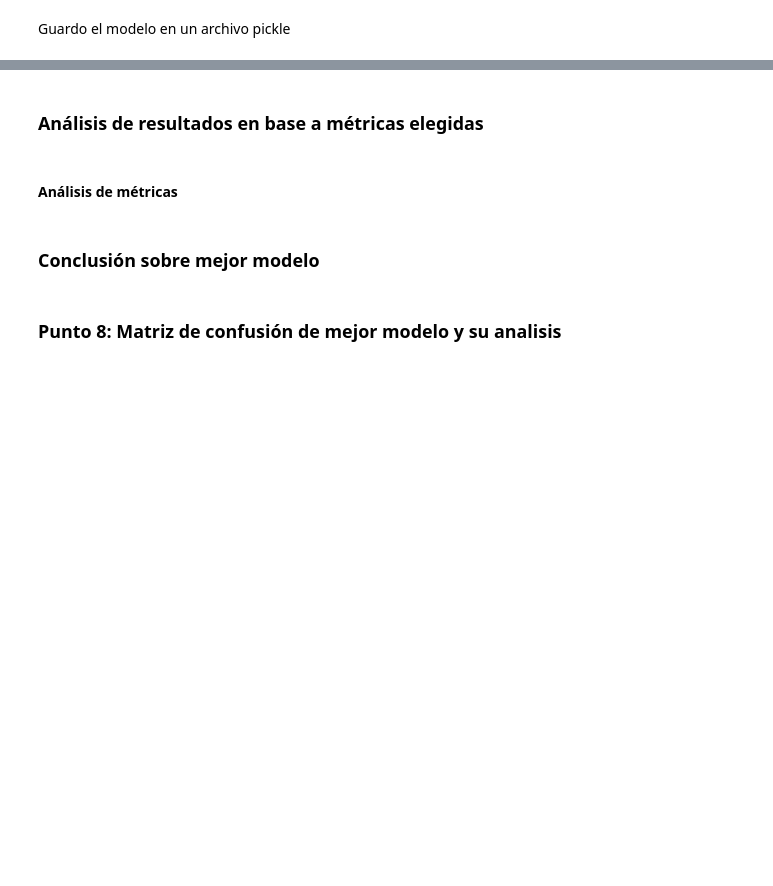
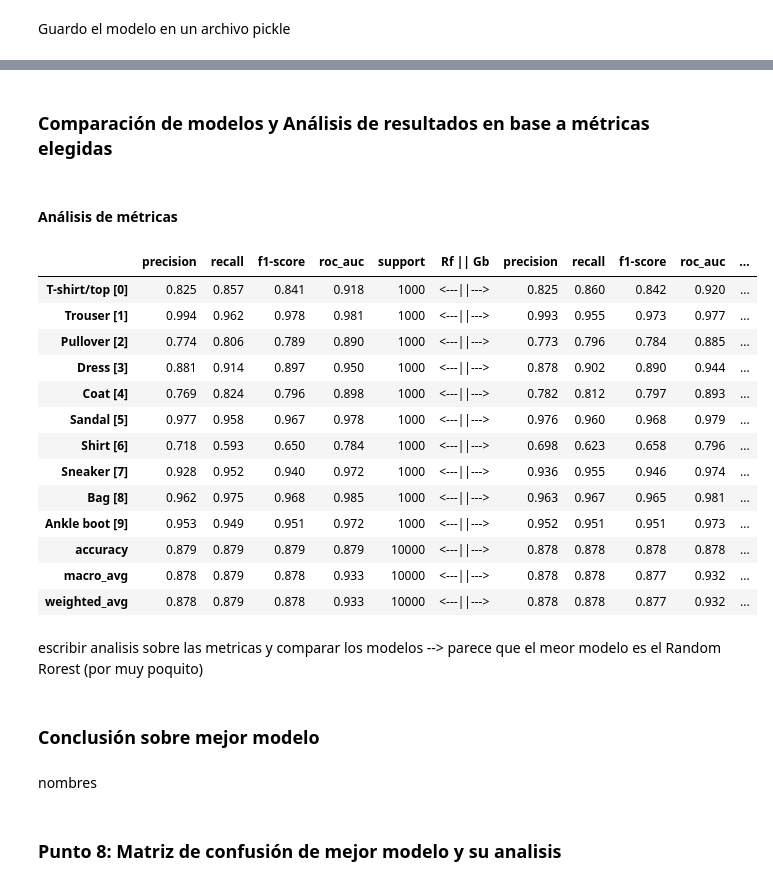
Before and after one commit to mcnanton/tp2AA, a Jupyter notebook: TP2AA.ipynb, the cells around one changed output, grey strips where cells are left out. Saved outputs shown, nothing was run; the diff lists cells and outputs as text; code cells hidden in the pictures; blank space fills up the shorter version.

```diff
--- a/TP2AA.ipynb
+++ b/TP2AA.ipynb
@@ -849,0 +856,4 @@ with open('models/gradientboostingmachines_opt.pkl','rb') as modelFile:
+# %%
+# Analizamos los resultados obtenido, con las metricas de evaluación: accuracy, precision, recall, f1-score, roc_auc
+eval_rf = preatty_classif_report(y_test, y_rfpred)
+eval_rf
@@ -849,0 +877,7 @@ with open('models/gradientboostingmachines_opt.pkl','rb') as modelFile:
+# %%
+# # Predecimos con el modelo de Gradient Boosting optimizado, sobre el conjunto de test original:
+y_gbpred = gbmo.predict(X_test)
+# %%
+# Analizamos los resultados obtenido, con las metricas de evaluación: accuracy, precision, recall, f1-score, roc_auc
+eval_gb = preatty_classif_report(y_test, y_gbpred)
+eval_gb
@@ -850,8 +899,33 @@ with open('models/gradientboostingmachines_opt.pkl','rb') as modelFile:
 # %% [markdown]
-### Análisis de resultados en base a métricas elegidas
+### Comparación de modelos y Análisis de resultados en base a métricas elegidas
 # %% [markdown]
 #### Análisis de métricas
+# %%
+# Comparamos los resultados de los dos modelos:
+eval_rf['Rf || Gb'] = '<---||--->'
+
+pd.concat([eval_rf, eval_gb], axis=1)
+# %% [output]
+|  | precision | recall | f1-score | roc_auc | support | Rf || Gb | precision | recall | f1-score | roc_auc | ... |
+| T-shirt/top [0] | 0.825 | 0.857 | 0.841 | 0.918 | 1000 | <---||---> | 0.825 | 0.860 | 0.842 | 0.920 | ... |
+| Trouser [1] | 0.994 | 0.962 | 0.978 | 0.981 | 1000 | <---||---> | 0.993 | 0.955 | 0.973 | 0.977 | ... |
+| Pullover [2] | 0.774 | 0.806 | 0.789 | 0.890 | 1000 | <---||---> | 0.773 | 0.796 | 0.784 | 0.885 | ... |
+| Dress [3] | 0.881 | 0.914 | 0.897 | 0.950 | 1000 | <---||---> | 0.878 | 0.902 | 0.890 | 0.944 | ... |
+| Coat [4] | 0.769 | 0.824 | 0.796 | 0.898 | 1000 | <---||---> | 0.782 | 0.812 | 0.797 | 0.893 | ... |
+| Sandal [5] | 0.977 | 0.958 | 0.967 | 0.978 | 1000 | <---||---> | 0.976 | 0.960 | 0.968 | 0.979 | ... |
+| Shirt [6] | 0.718 | 0.593 | 0.650 | 0.784 | 1000 | <---||---> | 0.698 | 0.623 | 0.658 | 0.796 | ... |
+| Sneaker [7] | 0.928 | 0.952 | 0.940 | 0.972 | 1000 | <---||---> | 0.936 | 0.955 | 0.946 | 0.974 | ... |
+| Bag [8] | 0.962 | 0.975 | 0.968 | 0.985 | 1000 | <---||---> | 0.963 | 0.967 | 0.965 | 0.981 | ... |
+| Ankle boot [9] | 0.953 | 0.949 | 0.951 | 0.972 | 1000 | <---||---> | 0.952 | 0.951 | 0.951 | 0.973 | ... |
+| accuracy | 0.879 | 0.879 | 0.879 | 0.879 | 10000 | <---||---> | 0.878 | 0.878 | 0.878 | 0.878 | ... |
+| macro_avg | 0.878 | 0.879 | 0.878 | 0.933 | 10000 | <---||---> | 0.878 | 0.878 | 0.877 | 0.932 | ... |
+| weighted_avg | 0.878 | 0.879 | 0.878 | 0.933 | 10000 | <---||---> | 0.878 | 0.878 | 0.877 | 0.932 | ... |
+# %% [markdown]
+escribir analisis sobre las metricas y comparar los modelos
+--> parece que el meor modelo es el Random Rorest (por muy poquito)
 # %% [markdown]
 ### Conclusión sobre mejor modelo
+# %% [markdown]
+nombres
 # %% [markdown]
 ### Punto 8: Matriz de confusión de mejor modelo y su analisis
```
Also changed, not shown: parts of 28 cells of this notebook, 2 other files.
